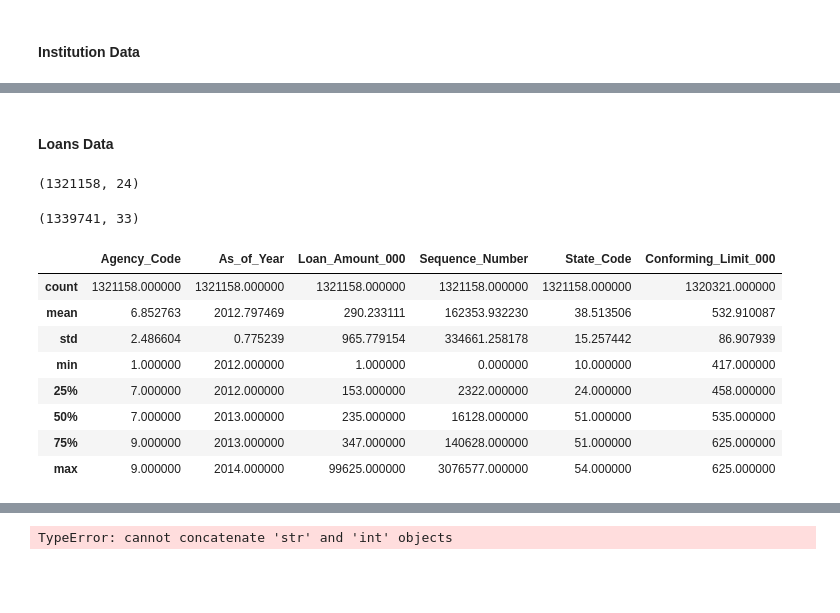
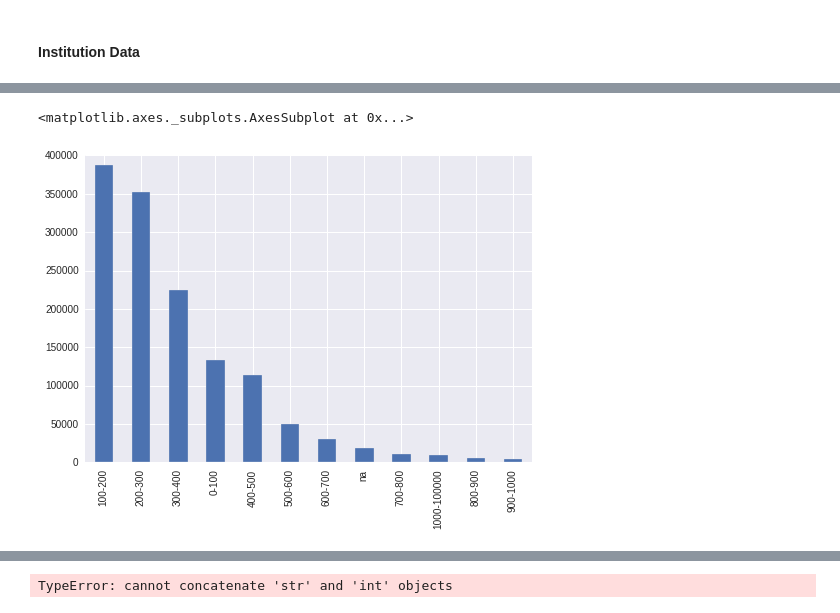
Before and after one commit to jainshubham/notebooks, a Jupyter notebook: Capital_One.ipynb, the cells around one changed output, grey strips where cells are left out. Drawn from its saved outputs; the diff is of its cells as text; code cells hidden in the pictures; blank space fills up the shorter version.

```diff
--- a/Capital_One.ipynb
+++ b/Capital_One.ipynb
@@ -86,22 +35,0 @@ institution_data.shape
-# %% [markdown]
-#### Loans Data
-# %%
-loans_data.shape
-# %% [output]
-(1321158, 24)
-# %%
-merged.shape
-# %% [output]
-(1339741, 33)
-# %%
-loans_data.describe()
-# %% [output]
-|  | Agency_Code | As_of_Year | Loan_Amount_000 | Sequence_Number | State_Code | Conforming_Limit_000 |
-| count | 1321158.000000 | 1321158.000000 | 1321158.000000 | 1321158.000000 | 1321158.000000 | 1320321.000000 |
-| mean | 6.852763 | 2012.797469 | 290.233111 | 162353.932230 | 38.513506 | 532.910087 |
-| std | 2.486604 | 0.775239 | 965.779154 | 334661.258178 | 15.257442 | 86.907939 |
-| min | 1.000000 | 2012.000000 | 1.000000 | 0.000000 | 10.000000 | 417.000000 |
-| 25% | 7.000000 | 2012.000000 | 153.000000 | 2322.000000 | 24.000000 | 458.000000 |
-| 50% | 7.000000 | 2013.000000 | 235.000000 | 16128.000000 | 51.000000 | 535.000000 |
-| 75% | 9.000000 | 2013.000000 | 347.000000 | 140628.000000 | 51.000000 | 625.000000 |
-| max | 9.000000 | 2014.000000 | 99625.000000 | 3076577.000000 | 54.000000 | 625.000000 |
@@ -108 +64,6 @@ loans_data.describe()
+# %%
+data['loan_bracket'].value_counts().plot(kind='bar')
+# %% [output]
+<matplotlib.axes._subplots.AxesSubplot at 0x...>
+[figure, added]
 # %%
```
Also changed, not shown: parts of 11 cells of this notebook.
